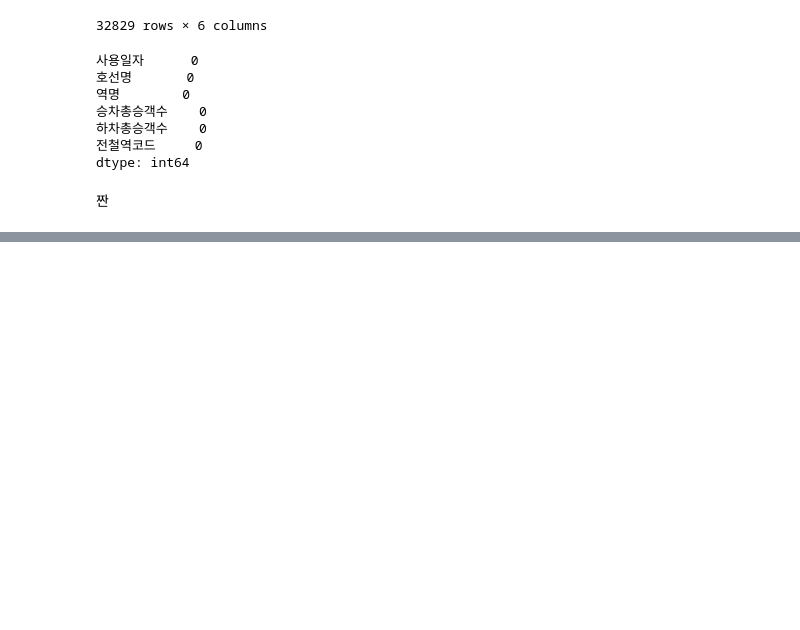
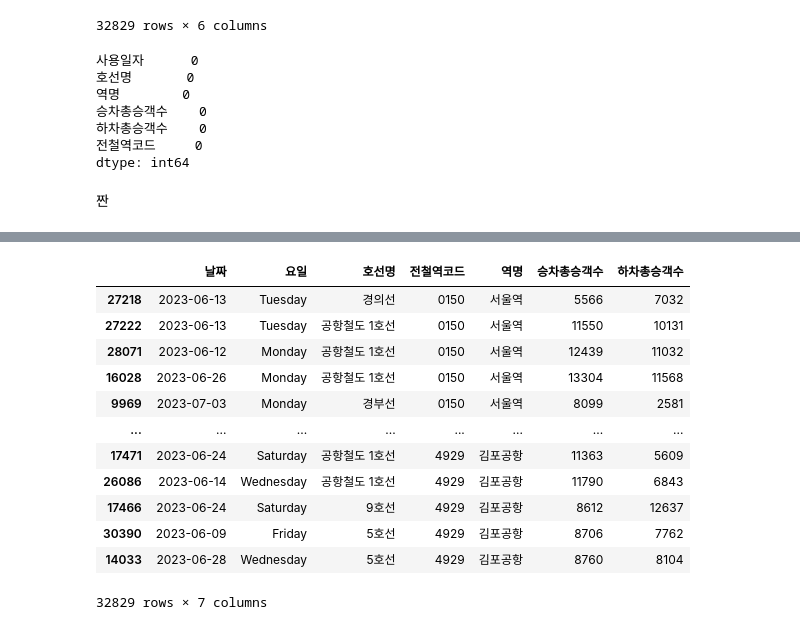
Before and after one commit to YoungjaeKang/subway_congestion_analysis, a Jupyter notebook: subway_congestion_v0.ipynb, the cells around one changed output, grey strips where cells are left out. Cells and saved outputs as stored; diff of their text form; code cells hidden in the pictures; blank space fills up the shorter version.

```diff
--- a/subway_congestion_v0.ipynb
+++ b/subway_congestion_v0.ipynb
@@ -288,0 +308,18 @@ df['date'] = pd.to_datetime(subway_congestion[''], format='%Y%m%d')
+# %%
+# 최종 dataframe
+df = df[['날짜','요일','호선명','전철역코드','역명','승차총승객수','하차총승객수']].sort_values(by='전철역코드')
+df
+# %% [output]
+|  | 날짜 | 요일 | 호선명 | 전철역코드 | 역명 | 승차총승객수 | 하차총승객수 |
+| 27218 | 2023-06-13 | Tuesday | 경의선 | 0150 | 서울역 | 5566 | 7032 |
+| 27222 | 2023-06-13 | Tuesday | 공항철도 1호선 | 0150 | 서울역 | 11550 | 10131 |
+| 28071 | 2023-06-12 | Monday | 공항철도 1호선 | 0150 | 서울역 | 12439 | 11032 |
+| 16028 | 2023-06-26 | Monday | 공항철도 1호선 | 0150 | 서울역 | 13304 | 11568 |
+| 9969 | 2023-07-03 | Monday | 경부선 | 0150 | 서울역 | 8099 | 2581 |
+| ... | ... | ... | ... | ... | ... | ... | ... |
+| 17471 | 2023-06-24 | Saturday | 공항철도 1호선 | 4929 | 김포공항 | 11363 | 5609 |
+| 26086 | 2023-06-14 | Wednesday | 공항철도 1호선 | 4929 | 김포공항 | 11790 | 6843 |
+| 17466 | 2023-06-24 | Saturday | 9호선 | 4929 | 김포공항 | 8612 | 12637 |
+| 30390 | 2023-06-09 | Friday | 5호선 | 4929 | 김포공항 | 8706 | 7762 |
+| 14033 | 2023-06-28 | Wednesday | 5호선 | 4929 | 김포공항 | 8760 | 8104 |
+32829 rows × 7 columns
```
Also changed, not shown: parts of 13 cells of this notebook, 1 other file.
